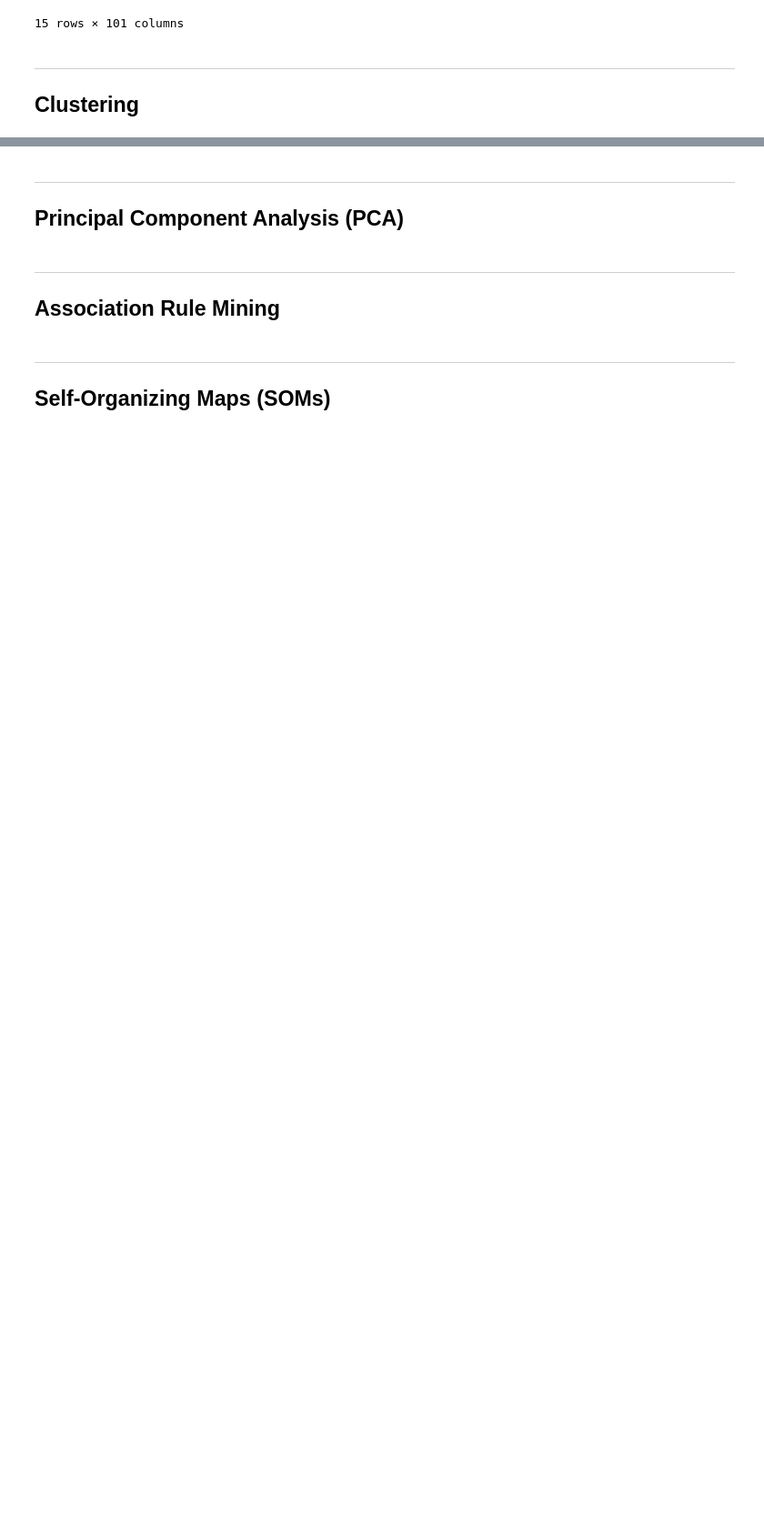
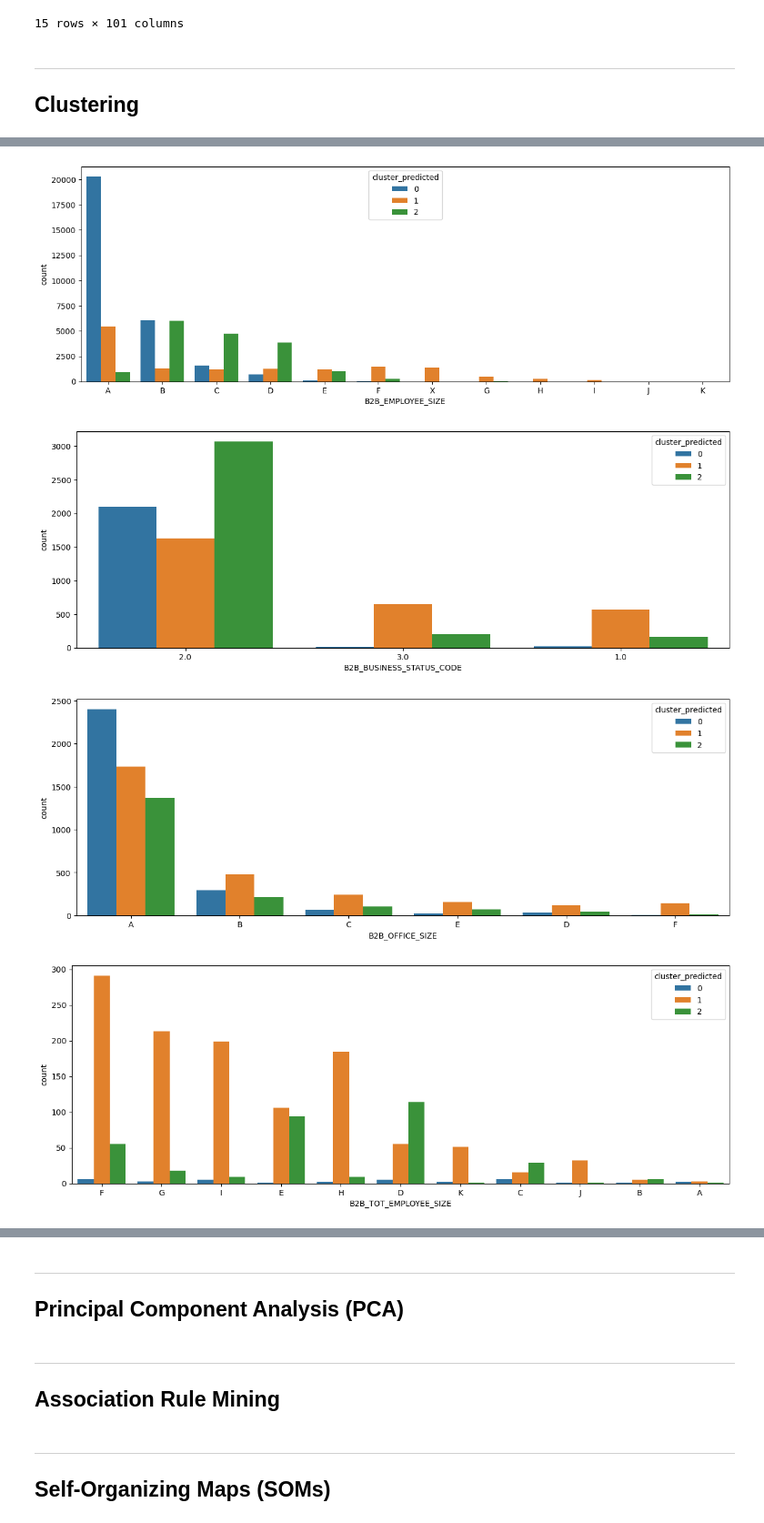
Before and after one commit to ritou344/Data-Project, a Jupyter notebook: TEST_Unsupervised Modelling.ipynb, the cells around one changed output, grey strips where cells are left out. Shown at 91% size. Cells and saved outputs as stored; diff of their text form; code cells hidden in the pictures; blank space fills up the shorter version.

```diff
--- a/TEST_Unsupervised Modelling.ipynb
+++ b/TEST_Unsupervised Modelling.ipynb
@@ -69,0 +236,7 @@ df_firmographic.head(15)
+# %%
+df_cluster = df_cluster_copy.reset_index()
+# %%
+clustersDf = pd.DataFrame(fitClusters_cao)
+clustersDf.columns = ['cluster_predicted']
+combinedDf = pd.concat([df_cluster, clustersDf], axis = 1).reset_index()
+combinedDf = combinedDf.drop(['index', 'level_0'], axis = 1)
@@ -69,0 +307,31 @@ df_firmographic.head(15)
+# %%
+# last 2 variables'graph need to be fixed later
+variable_list = ["B2B_EMPLOYEE_SIZE",
+"B2B_BUSINESS_STATUS_CODE",
+"B2B_OFFICE_SIZE",
+"B2B_TOT_EMPLOYEE_SIZE",
+"B2B_PUBLIC_INDICATOR",
+"B2B_IMPORT_EXPORT_FLAG",
+"B2B_GOVERNMENT_FLAG",
+"B2B_BUSINESS_SQUARE_FOOT_NUM",
+"B2B_OWN_LEASE_FLAG",
+"B2B_BIG_BUSINESS_INDICATOR",
+"B2B_SMALL_SIZE_FLAG",
+"B2B_MEDIUM_SIZE_FLAG",
+"B2B_HIGH_TECH_FLAG",
+"B2B_RESTAURANT_SRVCE_TYPE",
+"B2B_TELECOMMUNICATIONS_CODE",
+"B2B_UTILITY_CODE",
+"B2B_COMPUTER_EXPENSE_CODE",
+"B2B_PURCHASE_PRINT_EXPENSE_CODE",
+"CAC_SEGMENT",
+"B2B_WHITE_COLLAR_PRCNT"]
+for variable in variable_list:
+    plt.subplots(figsize = (15,5))
+    sns.countplot(x=combinedDf[variable],order=combinedDf[variable].value_counts().index,hue=combinedDf['cluster_predicted'])
+    plt.show()
+# %% [output]
+[figure, added]
+[figure, added]
+[figure, added]
+[figure, added]
```
Also changed, not shown: parts of 29 cells of this notebook, 3 other files.
